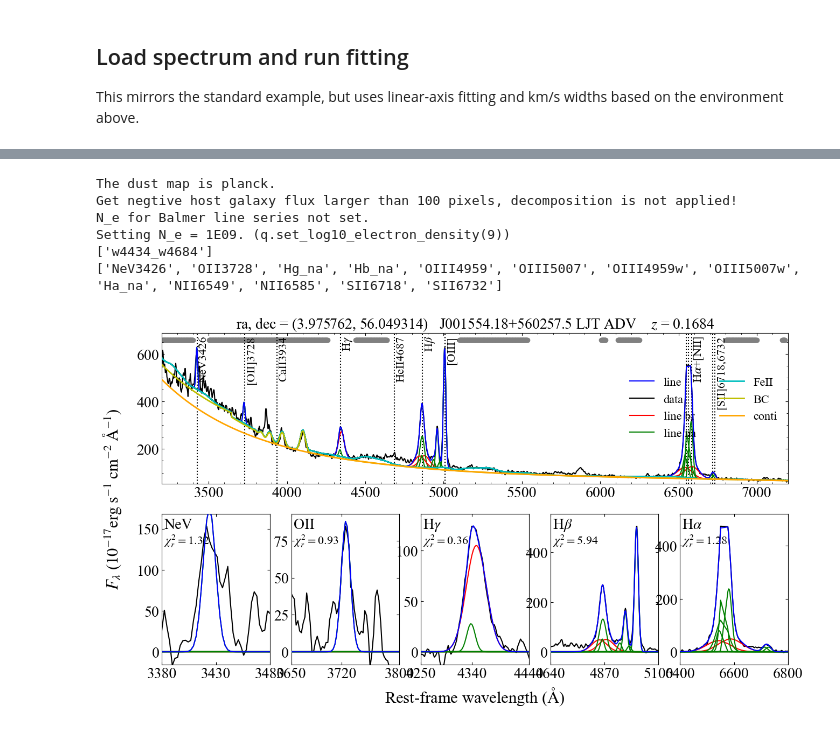
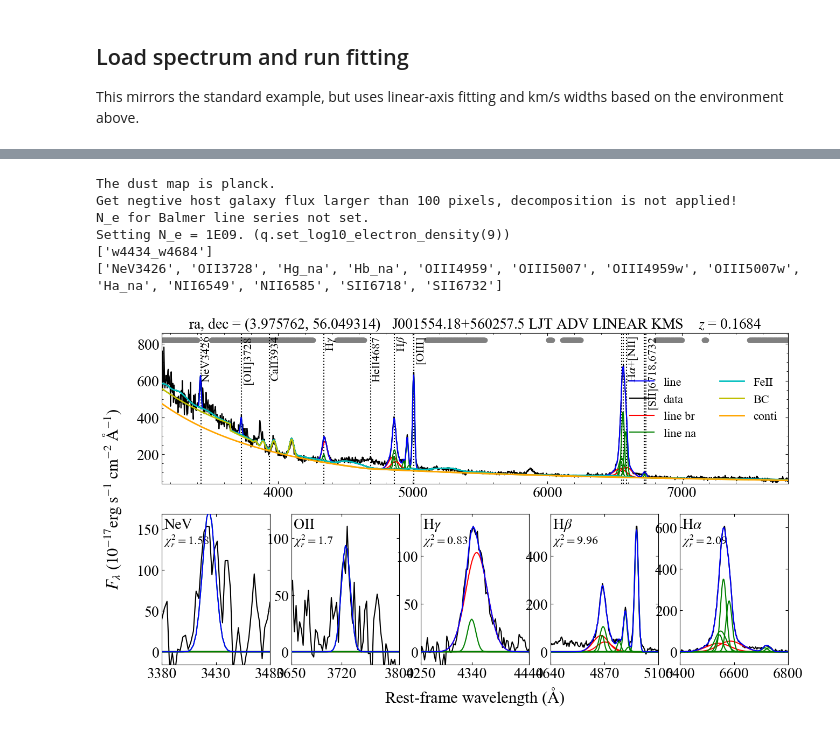
Before and after one commit to rudolffu/qsofitmore, a Jupyter notebook: qsofitmore/examples/2b-fit_qso_spectrum_linear.ipynb, the cells around one changed output, grey strips where cells are left out. Drawn from its saved outputs; the diff is of its cells as text; code cells hidden in the pictures.

```diff
--- a/qsofitmore/examples/2b-fit_qso_spectrum_linear.ipynb
+++ b/qsofitmore/examples/2b-fit_qso_spectrum_linear.ipynb
@@ -75,39 +77,39 @@ Get negtive host galaxy flux larger than 100 pixels, decomposition is not applie
 q = QSOFitNew.fromiraf("/Users/yuming/tools/qsofitmore/qsofitmore/examples/data/spec_J001554.18+560257.5_LJT.fits",
                        redshift=0.1684,telescope='LJT',path=path)
 q.setmapname("planck")
-q.Fit(name              = 'J001554.18+560257.5_LJT_ADV',
-      nsmooth=3,
+q.Fit(name              = 'J001554.18+560257.5_LJT_ADV_LINEAR_KMS',
+      nsmooth           = 1,
       deredden          = True,
-      wave_range        = [3200, 7200],
+      # wave_range        = [3200, 7200],
       wave_mask         = None,
       Fe_flux_range     = [4434, 4684] , # Wavelength range of FeII flux saved to the output file
       decomposition_host= True,
-      # Mi                = -22,
+      # Mi                = -23,
       # npca_gal          = 5,
       # npca_qso          = 20,
       include_iron      = True,          # enable FeII fitting
       iron_temp_name    = "V09",         # options: "BG92-VW01", "V09", "G12"
-      poly              = True,
+      poly              = False,
       broken_pl         = True,          # enable broken power-law
       BC                = True,          # enable Balmer continuum and high-order Balmer lines
       MC                = False,         # optional: enable Monte Carlo error estimation
       n_trails          = 20,
       linefit           = True,
       tie_lambda        = True,
       tie_width         = True,
       tie_flux_1        = True,
       tie_flux_2        = True,
       save_result       = True,
       plot_fig          = True,
       save_fig          = True,
       plot_line_name    = True,
       plot_legend       = True,
       save_fits_name    = None)
 # %% [output]
 The dust map is planck.
 Get negtive host galaxy flux larger than 100 pixels, decomposition is not applied!
 N_e for Balmer line series not set.
 Setting N_e = 1E09. (q.set_log10_electron_density(9))
 ['w4434_w4684']
 ['NeV3426', 'OII3728', 'Hg_na', 'Hb_na', 'OIII4959', 'OIII5007', 'OIII4959w', 'OIII5007w', 'Ha_na', 'NII6549', 'NII6585', 'SII6718', 'SII6732']
-[figure, old version]
+[figure, new version]
```
Also changed, not shown: parts of 2 cells of this notebook, 22 other files.
